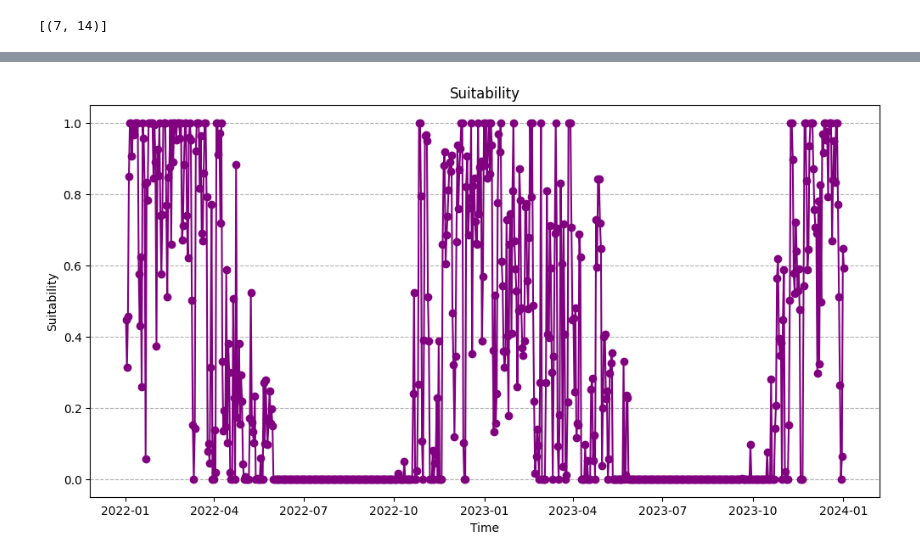
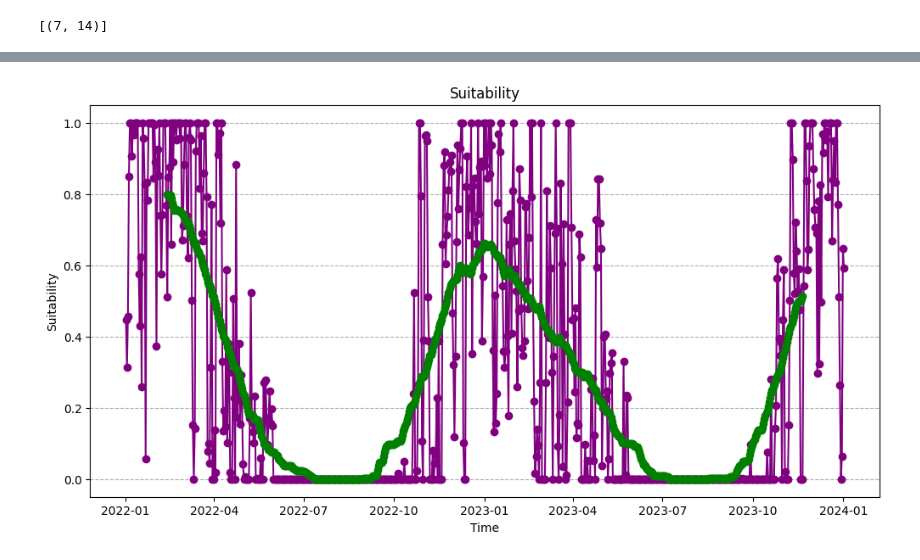
Before and after one commit to stereowrench/crop-models, a Jupyter notebook: Crop Simulations.ipynb, the cells around one changed output, grey strips where cells are left out. Cells and saved outputs as stored; diff of their text form; code cells hidden in the pictures.

```diff
--- a/Crop Simulations.ipynb
+++ b/Crop Simulations.ipynb
@@ -204,6 +205,7 @@ daily_suitability = xr.apply_ufunc(
 # %%
 import pandas as pd
 import xarray as xr
+import datetime
 
 # ... (Your existing code to calculate daily_suitability)
 
@@ -211,7 +213,8 @@ import xarray as xr
 growing_season_suitability = {}
 for window_size in range(int(gmin), int(gmax) + 1, 10):
     # Extend the data for circular rolling
-    season_suitability = daily_suitability.rolling(time=window_size, min_periods=window_size).mean()
+    # season_suitability = daily_suitability.rolling(time=window_size, min_periods=window_size, center=False).mean()
+    season_suitability = daily_suitability[::-1].rolling(time=window_size, min_periods=window_size, center=True).mean()[::-1]
 
     # Slice out the original data's suitability after the circular rolling
     growing_season_suitability[window_size] = season_suitability
@@ -243,7 +246,7 @@ for window_size, suitability in growing_season_suitability.items():
     # Get all suitable dates (above threshold)
     suitability = suitability.isel(lat=lat,lon=lon)
     # print(suitability.time)
-    suitable_dates = suitability.where(suitability > 0.3).dropna(dim='time')
+    suitable_dates = suitability.where(suitability > 0.4).dropna(dim='time')
     # print(suitability.isel(lat=lat,lon=lon).dropna(dim="time"))
     # Group consecutive dates into ranges
     ranges = []
@@ -255,20 +258,15 @@ for window_size, suitability in growing_season_suitability.items():
     new_ranges = chunk_contiguous_dates(suitable_dates_series)
 
     for dates in new_ranges:
-        ranges.append([dates[0], dates[-1] + pd.])
-
-
-    # Iterate over values and coordinates (time) in the DataArray
-    for date, value in zip(suitable_dates.time.values, suitable_dates.values):
-        if current_range is None:
-            current_range = [date, date]
-        elif date == current_range[1] + pd.to_timedelta("1 days"):
-            current_range[1] = date
+        ds = dates[0] + pd.Timedelta(-window_size/2, "d")
+        de = dates[-1] + pd.Timedelta(-window_size/2, "d")
+        # ds = dates[0]
+        # de = dates[-1]
+        if (de + pd.Timedelta(window_size, "d")).date() > datetime.date(2024,1,1):
+            pass
+        elif (ds - pd.Timedelta(window_size, "d")).date() < datetime.date(2022,1,1):
+            pass
         else:
-            ranges.append(current_range)
-            current_range = [date, date]
-
-    if current_range is not None:
-        ranges.append(current_range)
+            ranges.append([ds, de])
 
     optimal_planting_ranges[window_size] = ranges
@@ -339,31 +319,34 @@ plt.show()
 # %%
 n_repeats = 2
 
 # time_span = daily_suitability.time[-1] - daily_suitability.time[0]
 # new_times = [daily_suitability.time + i * time_span for i in range(n_repeats)]
 # new_times = xr.concat(new_times, dim="time")
 # Get the time span of the original data
 # time_span = daily_suitability.time[-1] - daily_suitability.time[0]
 
 # # Create a new time array by *subtracting* multiples of the time span from the original time coordinates
 # new_times = [daily_suitability.time - i * time_span for i in range(1, n_repeats + 1)][::-1] # Reverse the list
 # new_times = xr.concat(new_times, dim="time")
 
 # daily_suitability_extended = xr.DataArray(
 #     data=np.tile(daily_suitability.values, (n_repeats, 1, 1)),  # Tile the values along the time axis
 #     coords={"time": new_times, "lat": daily_suitability.lat, "lon": daily_suitability.lon},  # Use new time coordinates
 #     dims=["time", "lat", "lon"],
 # )
-
+window_size = 85
 plt.figure(figsize=(12, 6))
 plt.plot(daily_suitability.isel(lat=lat,lon=lon).time.values, daily_suitability.isel(lat=lat,lon=lon), marker='o', linestyle='-', color='purple')
+# plt.plot(daily_suitability.isel(lat=lat,lon=lon).time.values, daily_suitability.isel(lat=lat,lon=lon), marker='o', linestyle='-', color='purple')
+# plt.plot(growing_season_suitability[105].isel(lat=lat,lon=lon).time.values, growing_season_suitability[105].isel(lat=lat,lon=lon), marker='o', linestyle='-', color='purple')
+plt.plot(growing_season_suitability[window_size].isel(lat=lat,lon=lon).time.values, growing_season_suitability[window_size].isel(lat=lat,lon=lon), marker='o', linestyle='-', color='green')
 # Add labels and title
 plt.title('Suitability')
 plt.xlabel('Time')
 plt.ylabel('Suitability')  # Assuming tasmin is in Celsius; change if necessary
 plt.grid(axis='y', linestyle='--')
 
 # Show the plot
 plt.show()
 # %% [output]
-[figure, old version]
+[figure, new version]
```
Also changed, not shown: parts of 6 cells of this notebook.
